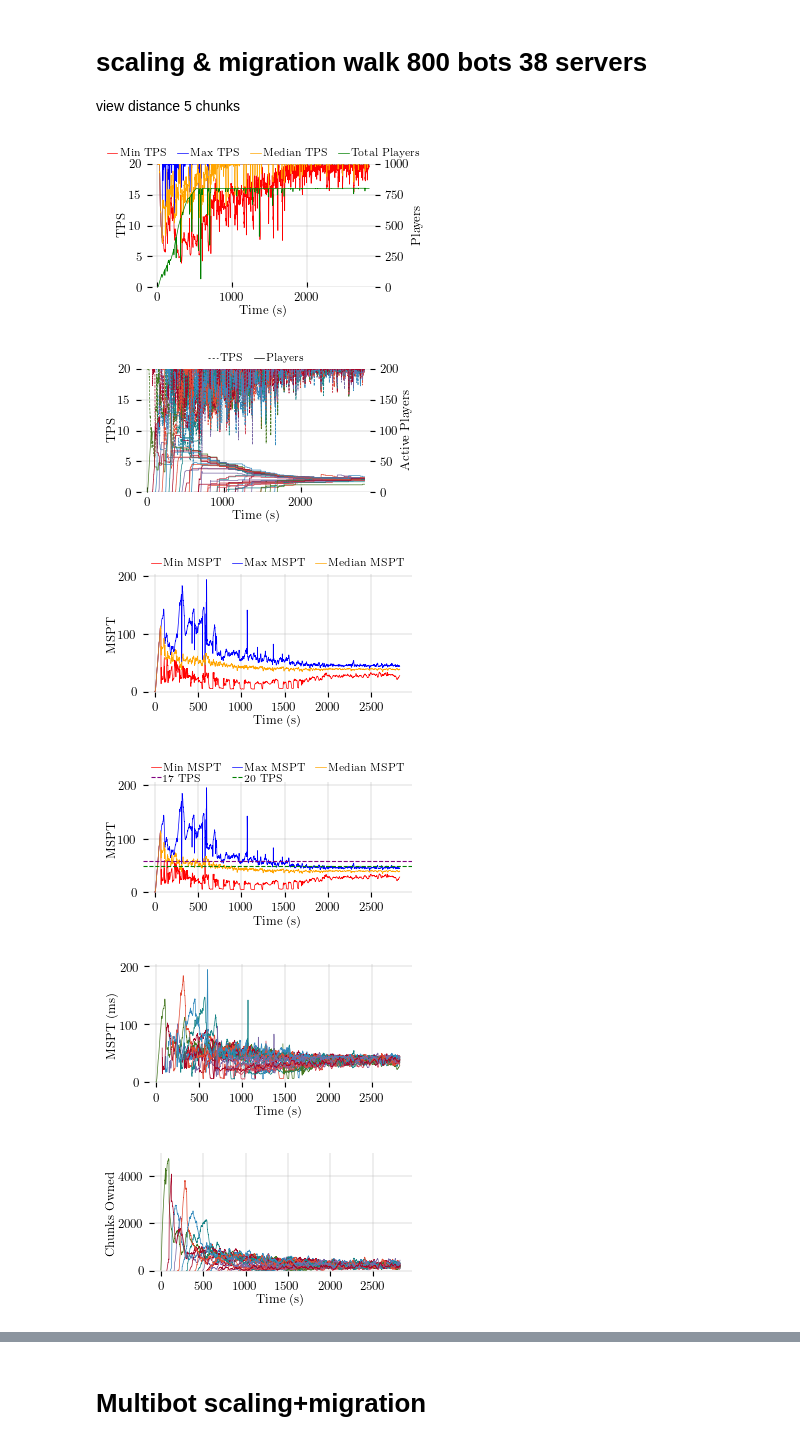
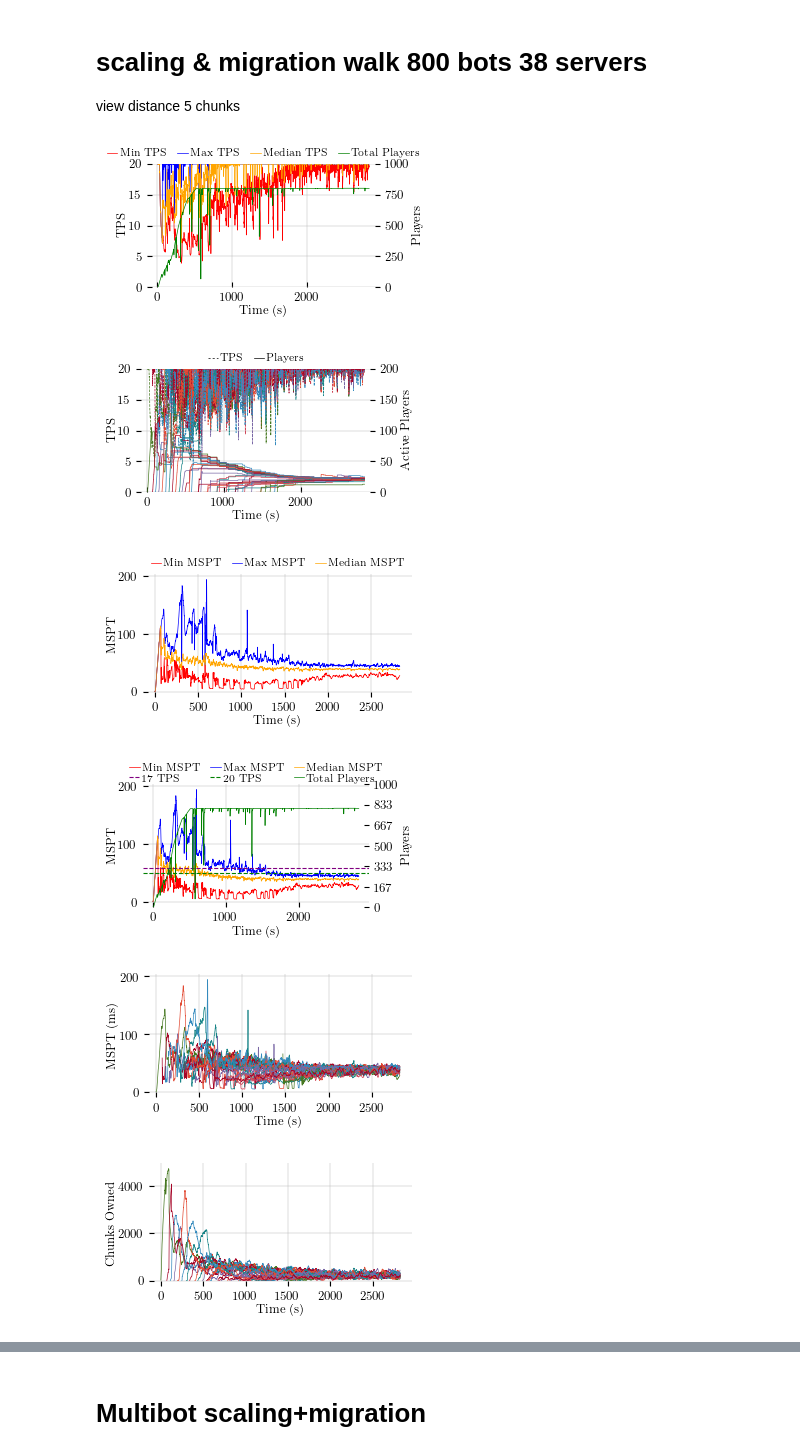
Before and after one commit to Marina-LA/multipaper-metrics-extractor, a Jupyter notebook: mod.ipynb, the cells around one changed output, grey strips where cells are left out. Saved outputs shown, nothing was run; the diff lists cells and outputs as text; code cells hidden in the pictures.

Commit message:
Update plots

```diff
--- a/mod.ipynb
+++ b/mod.ipynb
@@ -319,20 +319,20 @@ view distance 5 chunks
 # %%
 experiment = "scaling_migration_800"
 # tps_players_plot(experiment, selected_metrics, type_exp)
 tps_players_stats_plot(experiment, selected_metrics, type_exp)
 player_tps_server_plot(experiment, selected_metrics, type_exp)
 mspt_stats_plot(experiment, selected_metrics, type_exp)
 mspt_tps_equivalence_plot(experiment, selected_metrics, type_exp)
 mspt_plot(experiment, selected_metrics, type_exp)
 chunk_ownership_plot(experiment, selected_metrics, type_exp)
 # latency_plot(experiment, selected_metrics, type_exp)
 # tps_servers_plot(experiment, selected_metrics, type_exp)
-# players_servers_plot(experiment, selected_metrics, type_exp)
+players_servers_plot(experiment, selected_metrics, type_exp)
 # players_chunks_owner_plot(experiment, selected_metrics, type_exp)
 # %% [output]
 [figure]
 [figure]
 [figure]
-[figure, old version]
+[figure, new version]
 [figure]
 [figure]
```
Also changed, not shown: parts of 1 cell of this notebook, 14 other files.
